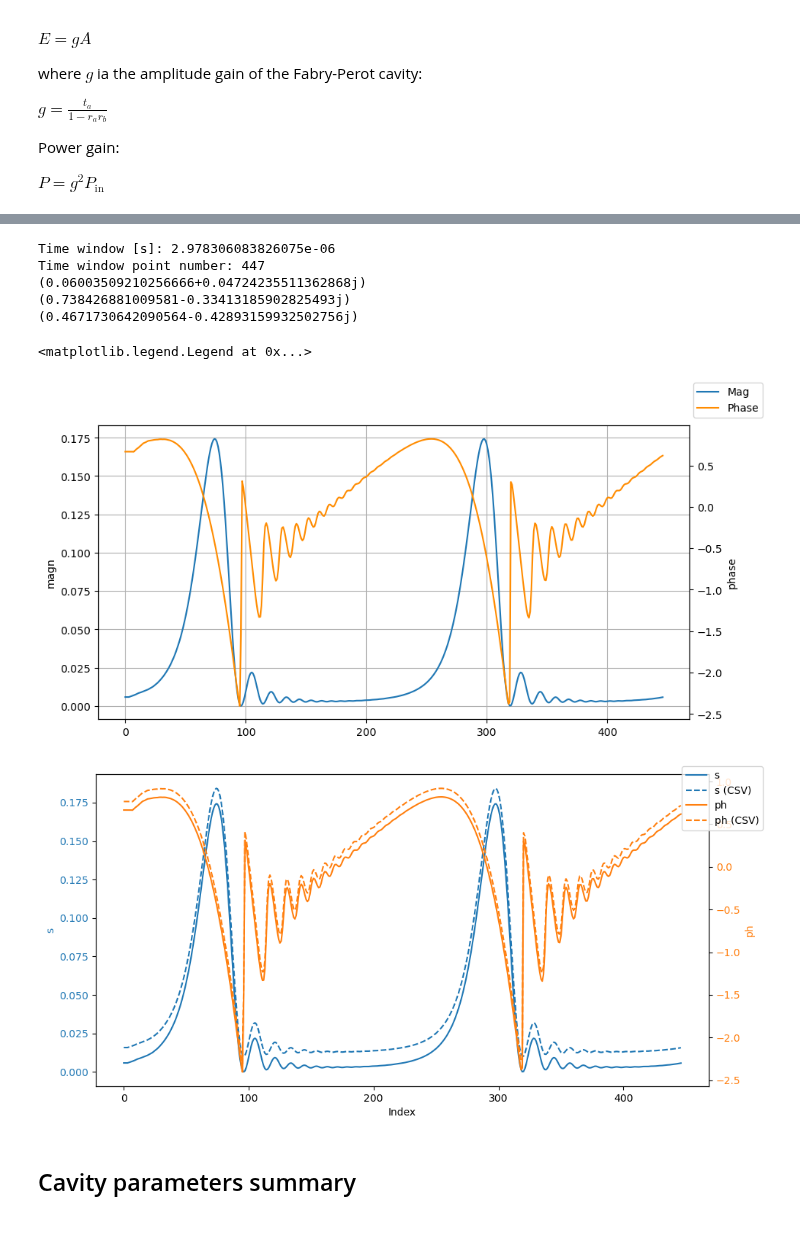
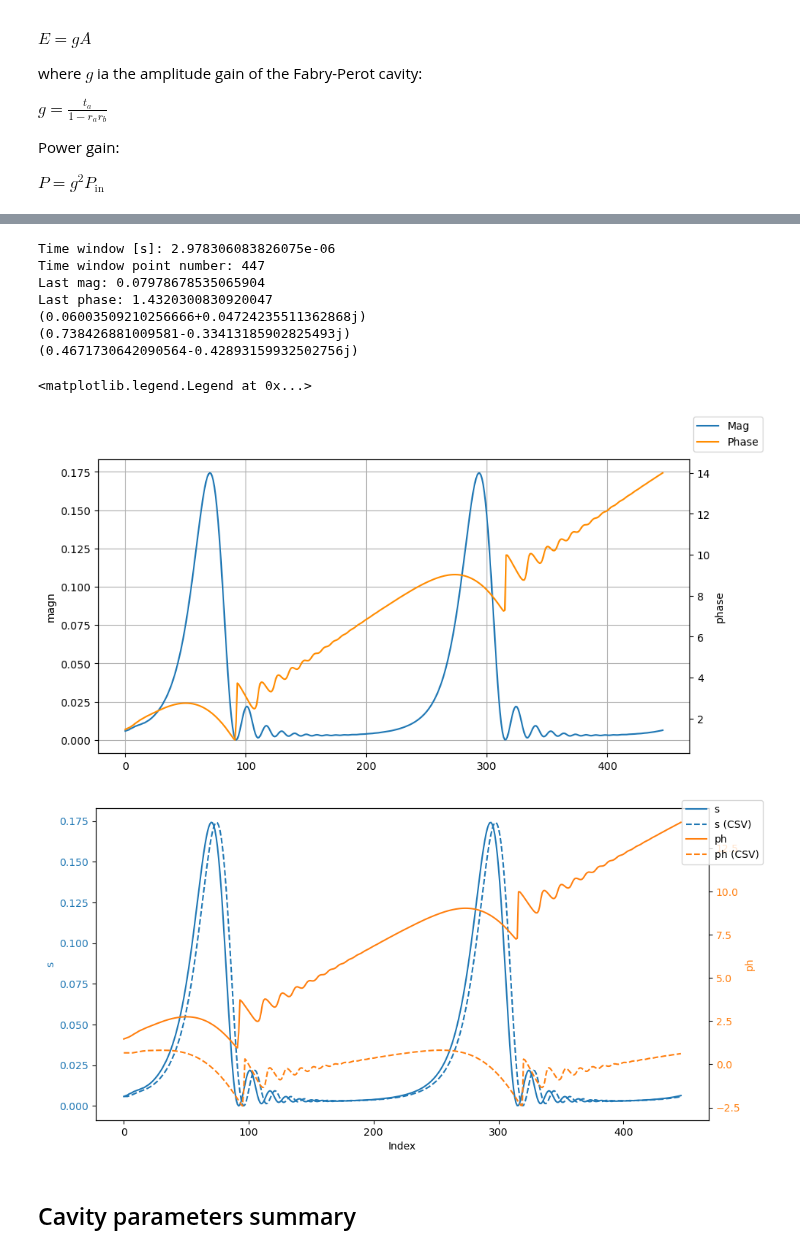
Before and after one commit to matib12/oreonspy, a Jupyter notebook: nb/FP cavity dynamics.ipynb, the cells around one changed output, grey strips where cells are left out. Saved outputs shown, nothing was run; the diff lists cells and outputs as text; code cells hidden in the pictures.

```diff
--- a/nb/FP cavity dynamics.ipynb
+++ b/nb/FP cavity dynamics.ipynb
@@ -63,10 +63,21 @@ def time_window(v, cavity, number_of_FSR=2.):
     print("Time window point number: {0}".format(number_of_points))
     return number_of_points, np.linspace(0., t_stop, number_of_points)
 # %%
+E_in_init = 1.*np.exp(0.2j)
+print("E_in_init: {0}".format(E_in_init))
+print("E_in_init_abs", np.abs(E_in_init))
+print("E_in_init_phase", np.angle(E_in_init))
+
 TEst = op.Cavity(t_a = 0.1, r_a = 0.9, r_b = 0.9, L=3., debug=False)
-TEst.simulation(k, 150000e3, E_in_init=1.)
-print(TEst.E_last)
-print(TEst.airy_phi)
+TEst.simulation(k, 150000e3, E_in_init=E_in_init)
+print("E_in_init: {0}".format(TEst.E_in_buffers))
+print("E_in_init mag: {0}".format(np.abs(TEst.E_in_buffers)))
+print("E_in_init angle: {0}".format(np.angle(TEst.E_in_buffers)))
+print("E_last: {0}".format(TEst.E_last))
+print("E_last mag: {0}".format(np.abs(TEst.E_last)))
+print("E_last angle: {0}".format(np.angle(TEst.E_last)))
+print("airy_phi mag: {0}".format(np.abs(TEst.airy_phi)))
+print("airy_phi angle: {0}".format(np.angle(TEst.airy_phi)))
 TEst.print_sim_params()
 #TEst.plot_sim_factors()
 # %% [output]
@@ -89,13 +107,17 @@ d_zeta = v*TEst.Theta
 points, tdata = time_window(v, TEst)
 s = np.zeros(points)
 ph = np.zeros(points)
+ph_step = 4.*np.pi/points
 for i in range(points):
     #d_zeta = 0.
-    x = TEst.sim_step(d_zeta, E_in_curr=1.)
+    #x = TEst.sim_step(d_zeta, E_in_curr=E_in_init)
+    x = TEst.sim_step(d_zeta, E_in_curr=E_in_init*np.exp(ph_step*1.j*i))
     s[i] = np.abs(x)**2
     ph[i] = np.angle(x)
 #    print(TEst.E_last)
 
+print("Last mag: {0}".format(np.abs(x)))
+print("Last phase: {0}".format(np.angle(x)))
 #print(d_zeta)
 
 phi = TEst.airy_phi
@@ -109,17 +131,19 @@ ax.plot(s, label="Mag")
 ax.grid()
 ax.set_ylabel("magn")
 ax2 = ax.twinx()
-ax2.plot(ph, label="Phase", c="darkorange")
+ax2.plot(np.unwrap(ph), label="Phase", c="darkorange")
 ax2.set_ylabel("phase")
 fig.legend()
 # %% [output]
 Time window [s]: 2.978306083826075e-06
 Time window point number: 447
+Last mag: 0.07978678535065904
+Last phase: 1.4320300830920047
 (0.06003509210256666+0.04724235511362868j)
 (0.738426881009581-0.33413185902825493j)
 (0.4671730642090564-0.42893159932502756j)
 <matplotlib.legend.Legend at 0x...>
-[figure, old version]
+[figure, new version]
 # %%
 import numpy as np
 
@@ -131,31 +155,31 @@ np.savetxt('s_ph_data.csv', data, delimiter=',', header='s,ph', comments='')
 # %%
 # Load data from CSV file
 data_from_csv = np.loadtxt('s_ph_data_oreo_2.1.2.csv', delimiter=',', skiprows=1)
 
 # Extract s and ph from CSV data
 s_csv = data_from_csv[:, 0]
 ph_csv = data_from_csv[:, 1]
 
 # Plot the data
 fig, ax1 = plt.subplots()
 
 ax1.set_xlabel('Index')
 ax1.set_ylabel('s', color='tab:blue')
 ax1.plot(s, label='s', color='tab:blue')
-ax1.plot(s_csv+0.01, label='s (CSV)', linestyle='dashed', color='tab:blue')
+ax1.plot(s_csv, label='s (CSV)', linestyle='dashed', color='tab:blue')
 ax1.tick_params(axis='y', labelcolor='tab:blue')
 
 ax2 = ax1.twinx()
 ax2.set_ylabel('ph', color='tab:orange')
-ax2.plot(ph, label='ph', color='tab:orange')
-ax2.plot(ph_csv+0.1, label='ph (CSV)', linestyle='dashed', color='tab:orange')
+ax2.plot(np.unwrap(ph), label='ph', color='tab:orange')
+ax2.plot(ph_csv, label='ph (CSV)', linestyle='dashed', color='tab:orange')
 ax2.tick_params(axis='y', labelcolor='tab:orange')
 
 fig.tight_layout()
 fig.legend(loc='upper right')
 plt.show()
 # %% [output]
-[figure, old version]
+[figure, new version]
 # %% [markdown]
 ## Cavity parameters summary
 # %% [markdown]
```
Also changed, not shown: parts of 1 cell of this notebook, 1 other file.
